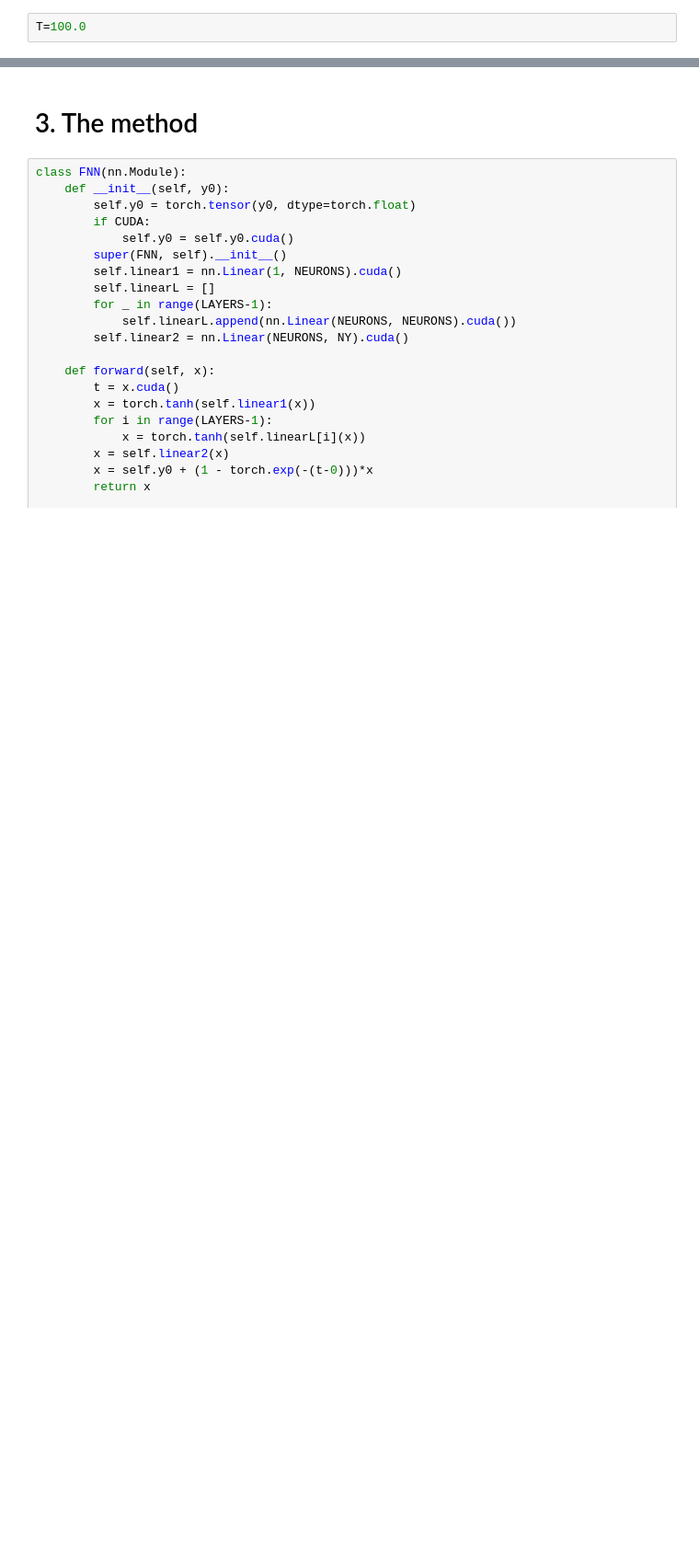
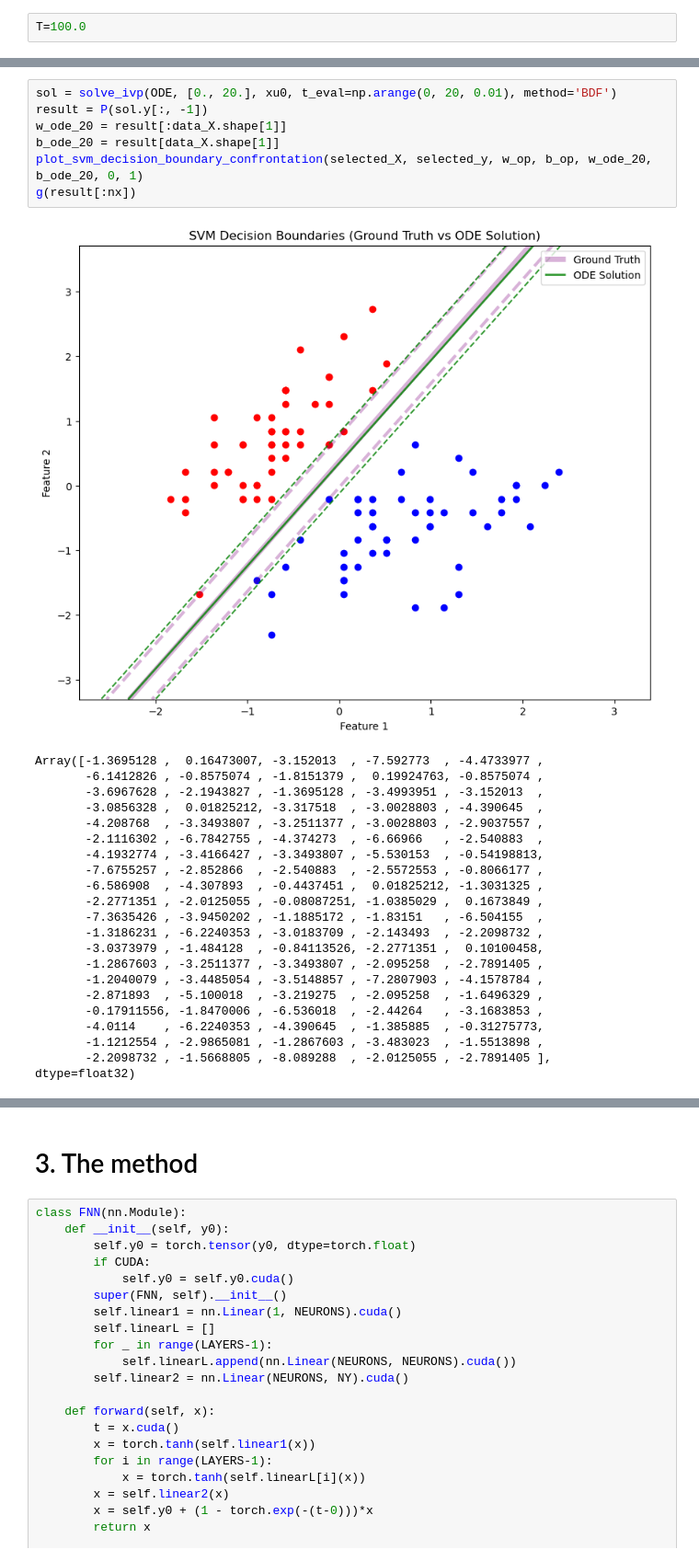
Before and after one commit to vedovati-matteo/master-thesis, a Jupyter notebook: code/svm_test/SVM_hard_2_100.ipynb, the cells around one changed output, grey strips where cells are left out. Shown at 92% size. Saved outputs shown, nothing was run; the diff lists cells and outputs as text; blank space fills up the shorter version.

```diff
--- a/code/svm_test/SVM_hard_2_100.ipynb
+++ b/code/svm_test/SVM_hard_2_100.ipynb
@@ -309,0 +332,29 @@ plt.show()
+# %%
+sol = solve_ivp(ODE, [0., 20.], xu0, t_eval=np.arange(0, 20, 0.01), method='BDF')
+result = P(sol.y[:, -1])
+w_ode_20 = result[:data_X.shape[1]]
+b_ode_20 = result[data_X.shape[1]]
+plot_svm_decision_boundary_confrontation(selected_X, selected_y, w_op, b_op, w_ode_20, b_ode_20, 0, 1)
+g(result[:nx])
+# %% [output]
+[figure, added]
+Array([-1.3695128 ,  0.16473007, -3.152013  , -7.592773  , -4.4733977 ,
+       -6.1412826 , -0.8575074 , -1.8151379 ,  0.19924763, -0.8575074 ,
+       -3.6967628 , -2.1943827 , -1.3695128 , -3.4993951 , -3.152013  ,
+       -3.0856328 ,  0.01825212, -3.317518  , -3.0028803 , -4.390645  ,
+       -4.208768  , -3.3493807 , -3.2511377 , -3.0028803 , -2.9037557 ,
+       -2.1116302 , -6.7842755 , -4.374273  , -6.66966   , -2.540883  ,
+       -4.1932774 , -3.4166427 , -3.3493807 , -5.530153  , -0.54198813,
+       -7.6755257 , -2.852866  , -2.540883  , -2.5572553 , -0.8066177 ,
+       -6.586908  , -4.307893  , -0.4437451 ,  0.01825212, -1.3031325 ,
+       -2.2771351 , -2.0125055 , -0.08087251, -1.0385029 ,  0.1673849 ,
+       -7.3635426 , -3.9450202 , -1.1885172 , -1.83151   , -6.504155  ,
+       -1.3186231 , -6.2240353 , -3.0183709 , -2.143493  , -2.2098732 ,
+       -3.0373979 , -1.484128  , -0.84113526, -2.2771351 ,  0.10100458,
+       -1.2867603 , -3.2511377 , -3.3493807 , -2.095258  , -2.7891405 ,
+       -1.2040079 , -3.4485054 , -3.5148857 , -7.2807903 , -4.1578784 ,
+       -2.871893  , -5.100018  , -3.219275  , -2.095258  , -1.6496329 ,
+       -0.17911556, -1.8470006 , -6.536018  , -2.44264   , -3.1683853 ,
+       -4.0114    , -6.2240353 , -4.390645  , -1.385885  , -0.31275773,
+       -1.1212554 , -2.9865081 , -1.2867603 , -3.483023  , -1.5513898 ,
+       -2.2098732 , -1.5668805 , -8.089288  , -2.0125055 , -2.7891405 ],      dtype=float32)
```
Also changed, not shown: parts of 11 cells of this notebook, 5 other files.
